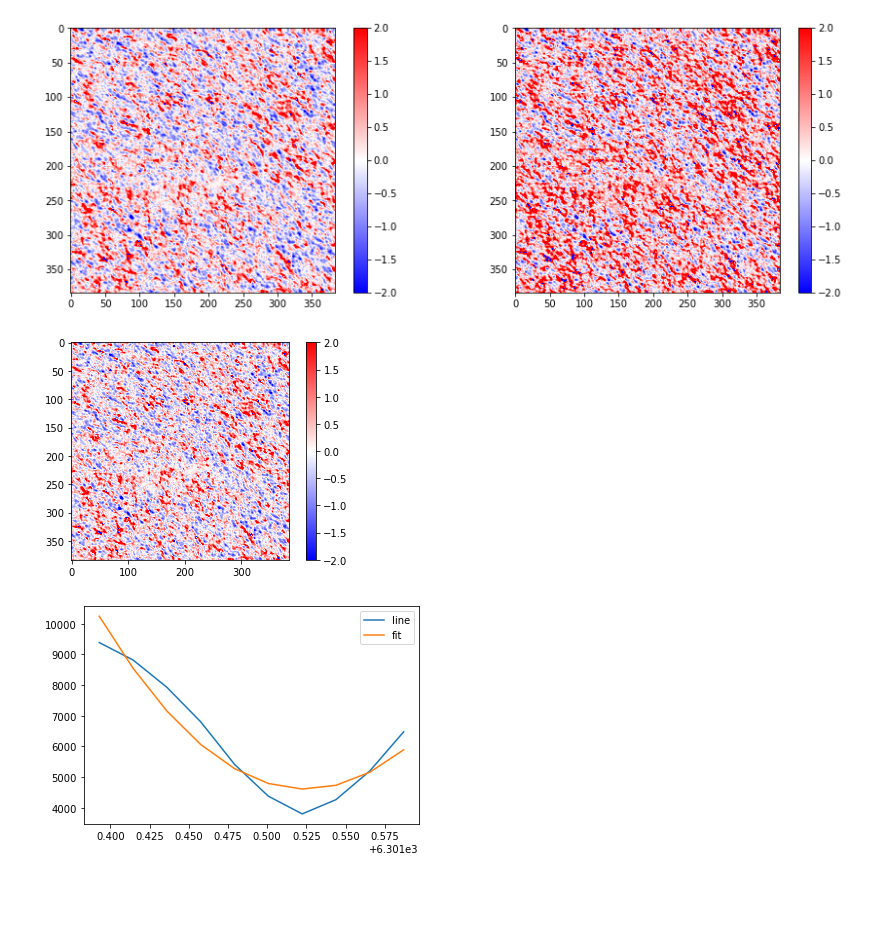
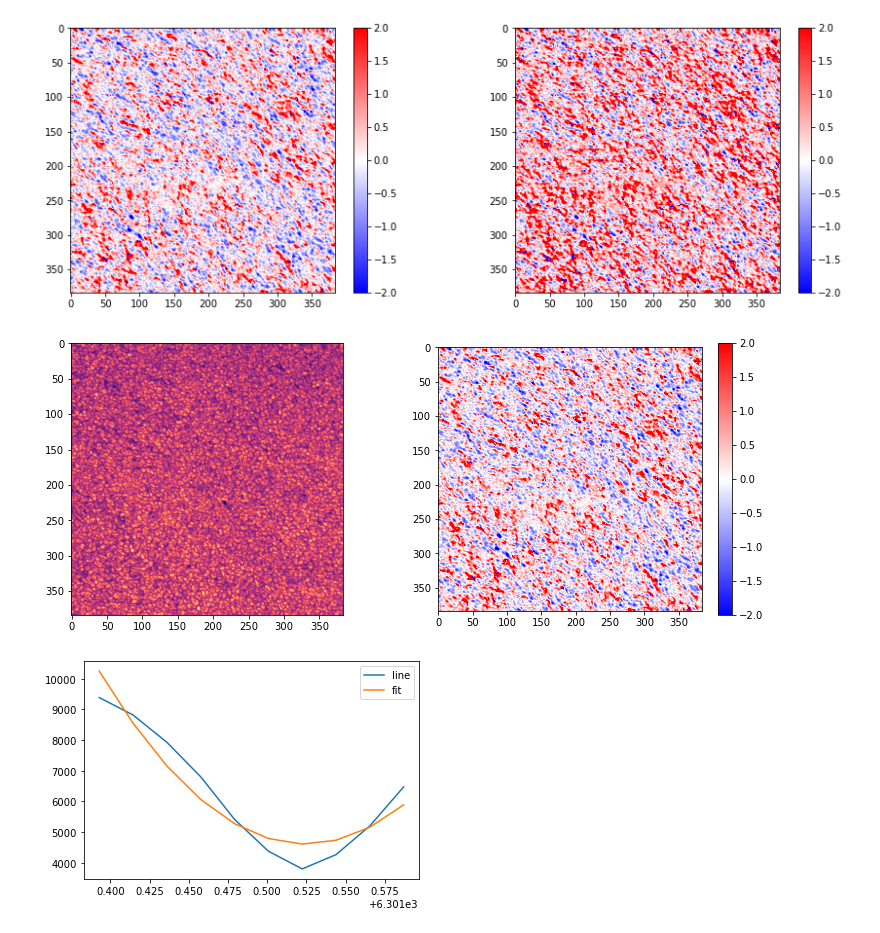
Before and after one commit to anmgomezmo/Homework-2-Solar-Astrophysics, a Jupyter notebook: Problem 3.ipynb, the cells around one changed output. Saved outputs shown, nothing was run; the diff lists cells and outputs as text; code cells hidden in the pictures; blank space fills up the shorter version.

```diff
--- a/Problem 3.ipynb
+++ b/Problem 3.ipynb
@@ -119,11 +119,16 @@ plt.colorbar()
 <matplotlib.colorbar.Colorbar at 0x...>
 [figure]
 # %%
+plt.subplots(nrows=1, ncols=2, figsize=[13,5], sharex=True, sharey=True)
+plt.subplot(121)
+plt.imshow(spectra[:,:,0],cmap='magma')
+#plt.colorbar()
+plt.subplot(122)
 plt.imshow(v_1[:,:],cmap='bwr',vmin=-2,vmax=2)
 plt.colorbar()
 plt.savefig('Problem3_c.png',dpi=300)
 # %% [output]
-[figure, old version]
+[figure, new version]
 # %%
 x_pixcel=192
 y_pixcel=192
```
Also changed, not shown: 1 other file.
